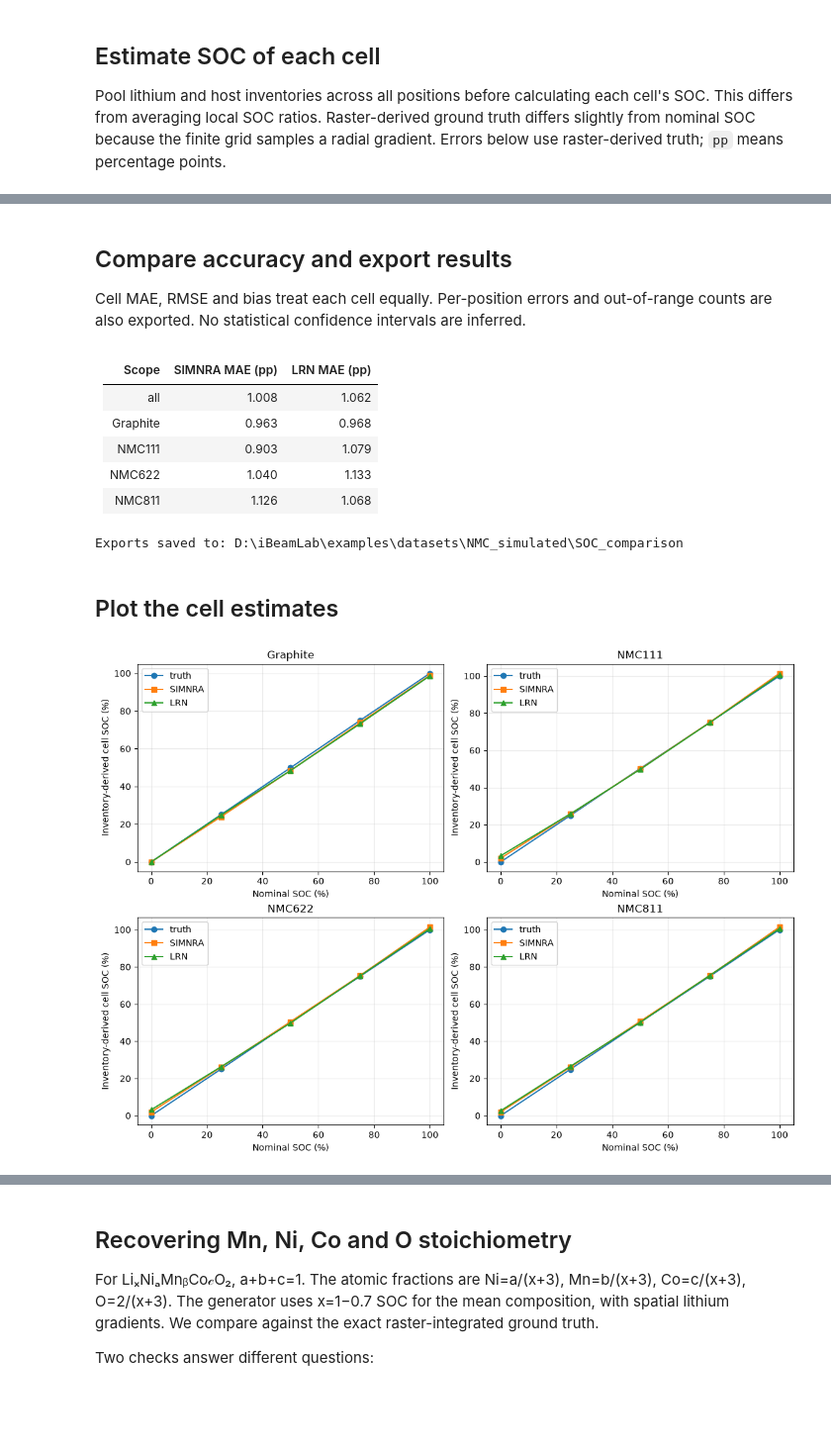
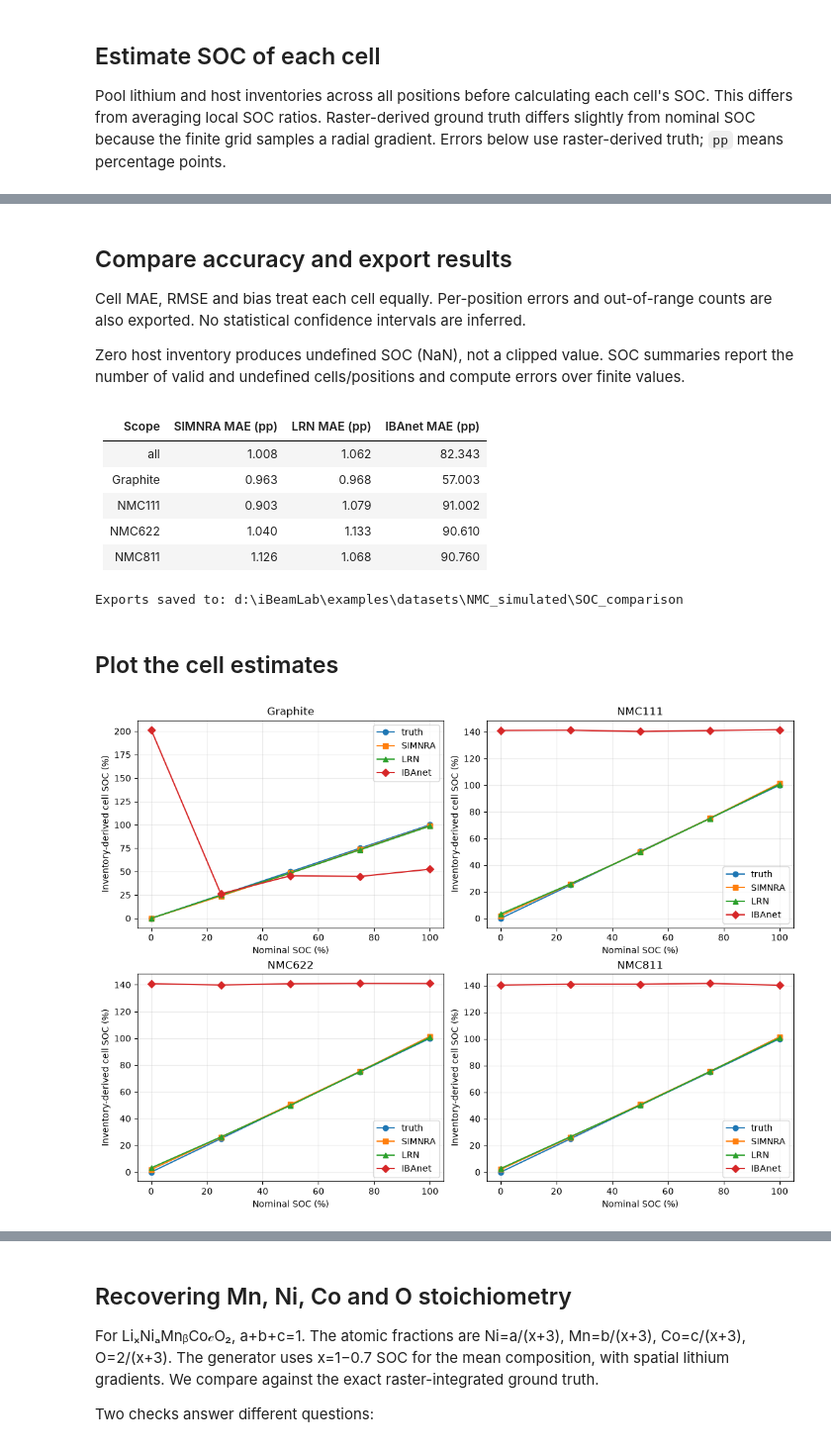
Before and after one commit to khoirulmuzakka/iBeamLab, a Jupyter notebook: examples/compare_spatial_scan_soc.ipynb, the cells around one changed output, grey strips where cells are left out. Shown at 99% size. Drawn from its saved outputs; the diff is of its cells as text; code cells hidden in the pictures; blank space fills up the shorter version.

```diff
--- a/examples/compare_spatial_scan_soc.ipynb
+++ b/examples/compare_spatial_scan_soc.ipynb
@@ -135,14 +213,14 @@ for path in files:
     if cell_id < 0:
         continue
     cell = cells[cell_id]
-    inv = dict(zip(elements, thickness @ model["array_sublayer_compositions"](x, y)))
+    inv = dict(zip(elements, thickness @ truth_fractions(x, y)))
     record = {"sample": name, "cell_id": cell_id, "x_mm": x, "y_mm": y,
               "nominal_soc_pct": 100 * cell["soc"], "truth_local_soc_pct": 100 * soc(inv, cell["electrode"] == "anode")}
     inventories[name] = {"truth": inv}
     for method, fit in fits.items():
         inventories[name][method] = fit[name][0]
         record[method + "_soc_pct"] = 100 * soc(fit[name][0], cell["electrode"] == "anode")
-        record[method + "_chi2"] = fit[name][1]["Chi2"]
+        record[method + "_chi2"] = fit[name][1].get("Chi2", float("nan"))
         record[method + "_status"] = fit[name][1]["Status"]
     points.append(record)
 
@@ -159,13 +237,14 @@ for cell in cells:
     subset = [p for p in points if p["cell_id"] == cell["cell_id"]]
     row = {"cell_id": cell["cell_id"], "chemistry": cell["chemistry"], "column": cell["column"] + 1,
            "n_positions": len(subset), "nominal_soc_pct": 100 * cell["soc"]}
-    for method in ("truth", "SIMNRA", "LRN"):
+    for method in ALL_METHODS:
         pooled = {e: sum(inventories[p["sample"]][method][e] for p in subset) for e in elements}
         row[method + "_soc_pct"] = 100 * soc(pooled, cell["electrode"] == "anode")
         if method != "truth":
             row[method + "_error_pp"] = row[method + "_soc_pct"] - row["truth_soc_pct"]
             errors = np.array([p[method + "_soc_pct"] - p["truth_local_soc_pct"] for p in subset])
-            row[method + "_pixel_rmse_pp"] = float(np.sqrt(np.mean(errors ** 2)))
-            row[method + "_outside_range_positions"] = sum(not 0 <= p[method + "_soc_pct"] <= 100 for p in subset)
+            row[method + "_pixel_rmse_pp"] = error_metrics(errors)["rmse_pp"]
+            row[method + "_outside_range_positions"] = sum(np.isfinite(p[method + "_soc_pct"]) and not 0 <= p[method + "_soc_pct"] <= 100 for p in subset)
+            row[method + "_undefined_soc_positions"] = sum(not np.isfinite(p[method + "_soc_pct"]) for p in subset)
     rows.append(row)
 # %%
@@ -203,6 +282,8 @@ display(Markdown(header + "\n".join(lines)))
 ## Compare accuracy and export results
 
 Cell MAE, RMSE and bias treat each cell equally. Per-position errors and out-of-range counts are also exported. No statistical confidence intervals are inferred.
+
+Zero host inventory produces undefined SOC (NaN), not a clipped value. SOC summaries report the number of valid and undefined cells/positions and compute errors over finite values.
 # %%
 OUT.mkdir(exist_ok=True)
 write_csv(OUT / "cell_soc.csv", rows)
@@ -213,39 +294,42 @@ for method in fits:
     for chemistry in ("all", "Graphite", "NMC111", "NMC622", "NMC811"):
         selected = [r for r in rows if chemistry == "all" or r["chemistry"] == chemistry]
         errors = np.array([r[method + "_error_pp"] for r in selected])
-        metrics[method][chemistry] = {"cell_mae_pp": float(np.mean(abs(errors))),
-                                    "cell_rmse_pp": float(np.sqrt(np.mean(errors**2))),
-                                    "cell_bias_pp": float(np.mean(errors))}
+        summary = error_metrics(errors)
+        metrics[method][chemistry] = {"cell_mae_pp": summary["mae_pp"],
+                                    "cell_rmse_pp": summary["rmse_pp"],
+                                    "cell_bias_pp": summary["bias_pp"],
+                                    "valid_cells": summary["valid_count"],
+                                    "undefined_cells": summary["undefined_count"]}
 (OUT / "metrics.json").write_text(json.dumps(metrics, indent=2))
 
-lines = ["| Scope | SIMNRA MAE (pp) | LRN MAE (pp) |", "|---|---:|---:|"]
+lines = ["| Scope | " + " | ".join(method + " MAE (pp)" for method in METHODS) + " |", "|---|" + "---:|" * len(METHODS)]
 for scope in ("all", "Graphite", "NMC111", "NMC622", "NMC811"):
-    lines.append(f"| {scope} | {metrics['SIMNRA'][scope]['cell_mae_pp']:.3f} | {metrics['LRN'][scope]['cell_mae_pp']:.3f} |")
+    lines.append(f"| {scope} | " + " | ".join(f"{metrics[method][scope]['cell_mae_pp']:.3f}" for method in METHODS) + " |")
 display(Markdown("\n".join(lines)))
 print(f"Exports saved to: {OUT}")
 # %% [output]
-| Scope | SIMNRA MAE (pp) | LRN MAE (pp) |
-|---|---:|---:|
-| all | 1.008 | 1.062 |
-| Graphite | 0.963 | 0.968 |
-| NMC111 | 0.903 | 1.079 |
-| NMC622 | 1.040 | 1.133 |
-| NMC811 | 1.126 | 1.068 |
+| Scope | SIMNRA MAE (pp) | LRN MAE (pp) | IBAnet MAE (pp) |
+|---|---:|---:|---:|
+| all | 1.008 | 1.062 | 82.343 |
+| Graphite | 0.963 | 0.968 | 57.003 |
+| NMC111 | 0.903 | 1.079 | 91.002 |
+| NMC622 | 1.040 | 1.133 | 90.610 |
+| NMC811 | 1.126 | 1.068 | 90.760 |
-Exports saved to: D:\iBeamLab\examples\datasets\NMC_simulated\SOC_comparison
+Exports saved to: d:\iBeamLab\examples\datasets\NMC_simulated\SOC_comparison
 # %% [markdown]
 ## Plot the cell estimates
 # %%
 fig, axes = plt.subplots(2, 2, figsize=(11, 8), constrained_layout=True)
 for ax, chemistry in zip(axes.flat, ("Graphite", "NMC111", "NMC622", "NMC811")):
     selected = [r for r in rows if r["chemistry"] == chemistry]
-    for method, marker in (("truth", "o"), ("SIMNRA", "s"), ("LRN", "^")):
+    for method, marker in ((method, MARKERS[method]) for method in ALL_METHODS):
         ax.plot([r["nominal_soc_pct"] for r in selected], [r[method + "_soc_pct"] for r in selected], marker=marker, label=method)
     ax.set(title=chemistry, xlabel="Nominal SOC (%)", ylabel="Inventory-derived cell SOC (%)")
     ax.grid(alpha=.25)
     ax.legend()
 fig.savefig(OUT / "cell_soc_comparison.png", dpi=180)
 
 plt.show()
 # %% [output]
-[figure, old version]
+[figure, new version]
 # %%
```
Also changed, not shown: parts of 18 cells of this notebook, 5 other files.
